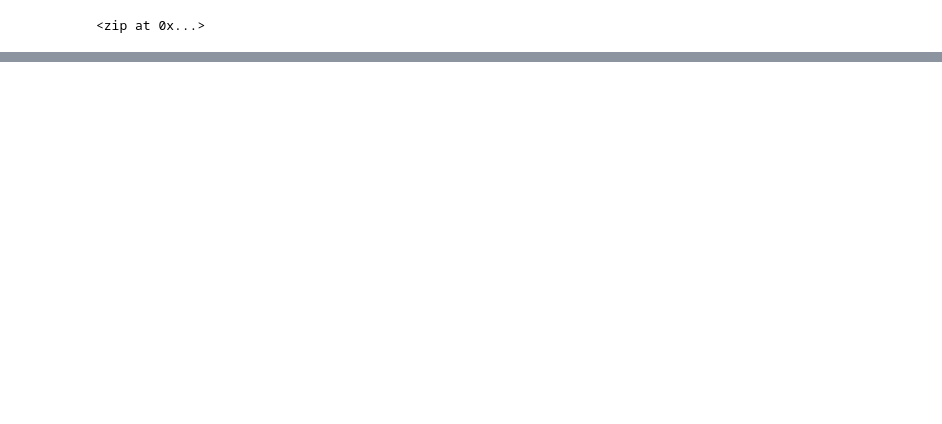
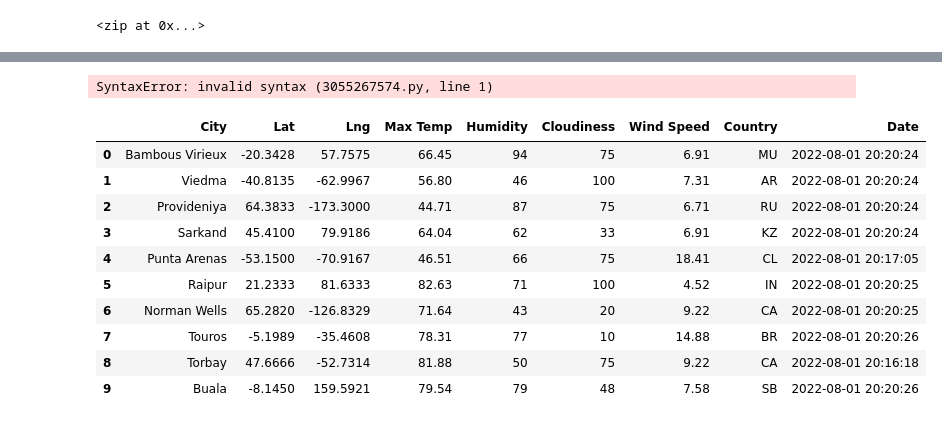
Before and after one commit to DrewSears11/World_Weather_Analysis, a Jupyter notebook: WeatherPy.ipynb, the cells around one changed output, grey strips where cells are left out. Saved outputs shown, nothing was run; the diff lists cells and outputs as text; code cells hidden in the pictures; blank space fills up the shorter version.

Commit message:
WeatherPy commit

```diff
--- a/WeatherPy.ipynb
+++ b/WeatherPy.ipynb
@@ -3,6 +3,16 @@
 import pandas as pd
 import matplotlib.pyplot as plt
 import numpy as np
+# Import the requests library.
+import requests
+
+# Import the API key.
+from Config import weather_api_key
+# Starting URL for Weather Map API Call.
+url = "http://api.openweathermap.org/data/2.5/weather?units=Imperial&APPID=" + weather_api_key
+# Import the time library and the datetime module from the datetime library
+import time
+from datetime import datetime
 # %%
 # Create a set of random latitude and longitude combinations.
 
@@ -58,0 +160,20 @@ len(cities)
+# %%
+total_cities = city_data.["city"].len()
+# %% [output]
+SyntaxError: invalid syntax (3055267574.py, line 1)
+# %%
+# Convert the array of dictionaries to a Pandas DataFrame.
+city_data_df = pd.DataFrame(city_data)
+city_data_df.head(10)
+# %% [output]
+|  | City | Lat | Lng | Max Temp | Humidity | Cloudiness | Wind Speed | Country | Date |
+| 0 | Bambous Virieux | -20.3428 | 57.7575 | 66.45 | 94 | 75 | 6.91 | MU | 2022-08-01 20:20:24 |
+| 1 | Viedma | -40.8135 | -62.9967 | 56.80 | 46 | 100 | 7.31 | AR | 2022-08-01 20:20:24 |
+| 2 | Provideniya | 64.3833 | -173.3000 | 44.71 | 87 | 75 | 6.71 | RU | 2022-08-01 20:20:24 |
+| 3 | Sarkand | 45.4100 | 79.9186 | 64.04 | 62 | 33 | 6.91 | KZ | 2022-08-01 20:20:24 |
+| 4 | Punta Arenas | -53.1500 | -70.9167 | 46.51 | 66 | 75 | 18.41 | CL | 2022-08-01 20:17:05 |
+| 5 | Raipur | 21.2333 | 81.6333 | 82.63 | 71 | 100 | 4.52 | IN | 2022-08-01 20:20:25 |
+| 6 | Norman Wells | 65.2820 | -126.8329 | 71.64 | 43 | 20 | 9.22 | CA | 2022-08-01 20:20:25 |
+| 7 | Touros | -5.1989 | -35.4608 | 78.31 | 77 | 10 | 14.88 | BR | 2022-08-01 20:20:26 |
+| 8 | Torbay | 47.6666 | -52.7314 | 81.88 | 50 | 75 | 9.22 | CA | 2022-08-01 20:16:18 |
+| 9 | Buala | -8.1450 | 159.5921 | 79.54 | 79 | 48 | 7.58 | SB | 2022-08-01 20:20:26 |
```
Also changed, not shown: parts of 5 cells of this notebook, 4 other files.
